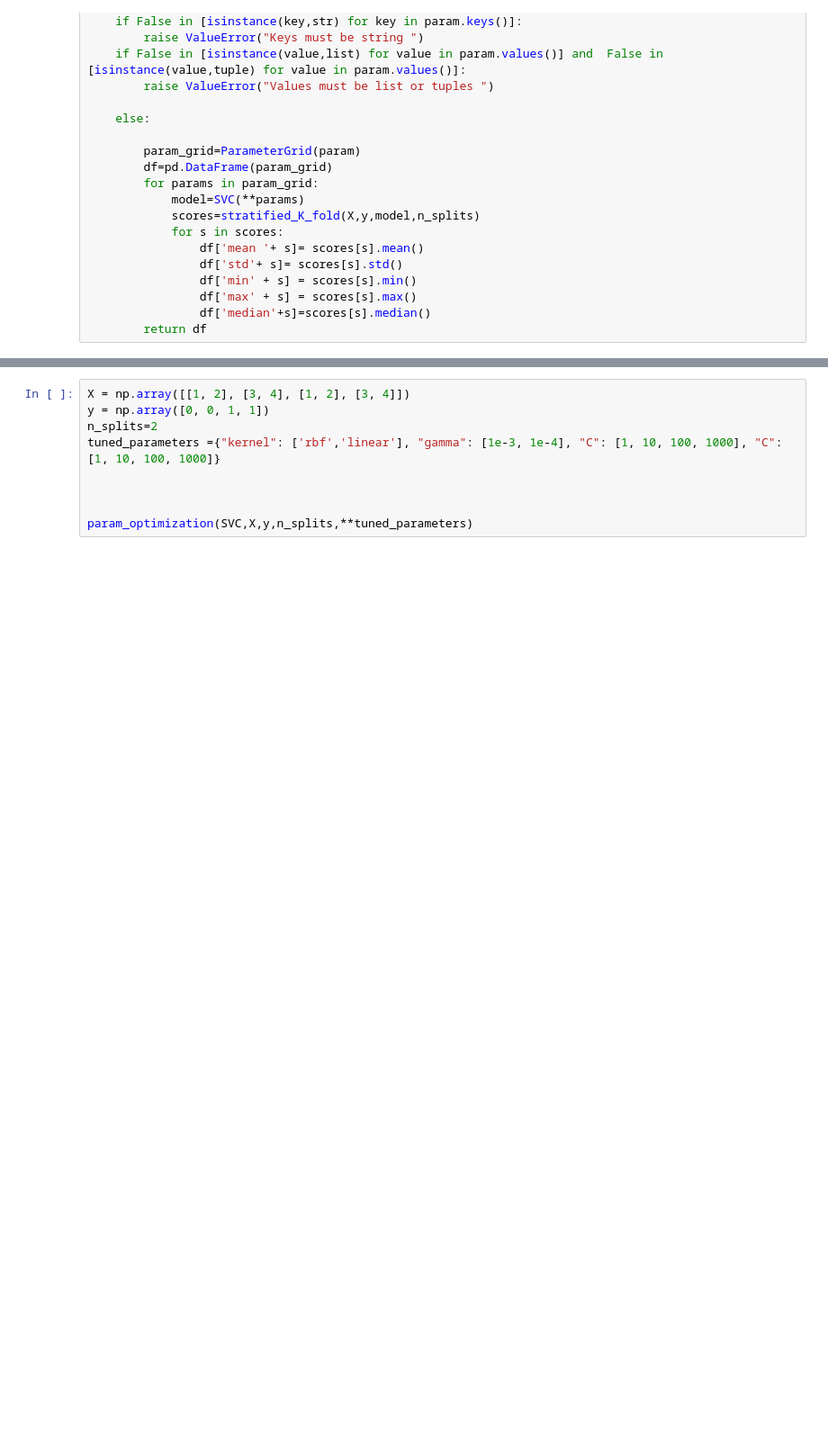
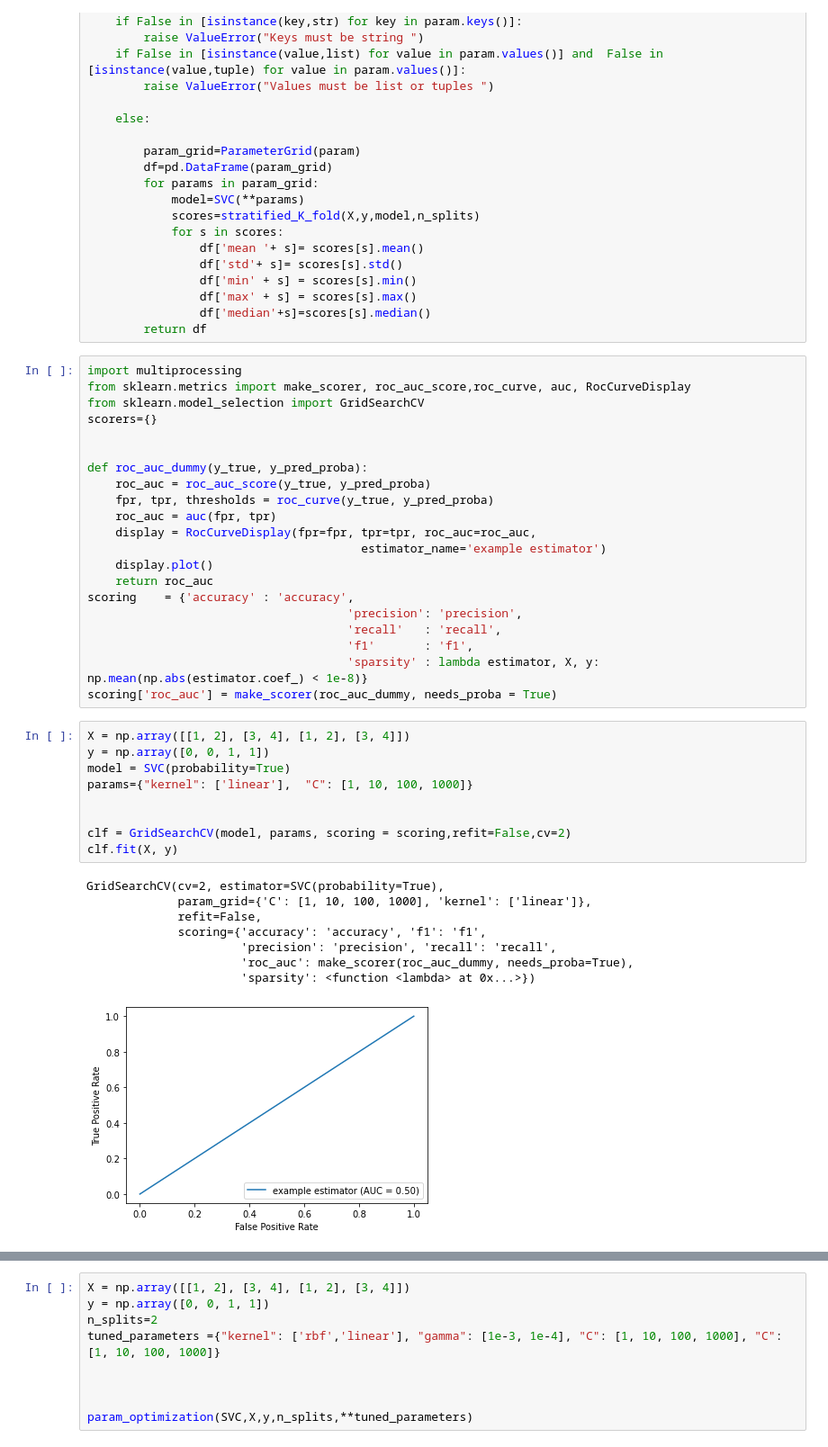
Before and after one commit to epfl-ada/ada-2021-project-cool-group-name, a Jupyter notebook: stratified_K_fold.ipynb, the cells around one changed output, grey strips where cells are left out. Shown at 90% size. Drawn from its saved outputs; the diff is of its cells as text; blank space fills up the shorter version.

Commit message:
plot roc curve

```diff
--- a/stratified_K_fold.ipynb
+++ b/stratified_K_fold.ipynb
@@ -53,3 +53,42 @@ def param_optimization(Model,X,y,n_splits,**param):
                 df['max' + s] = scores[s].max()
                 df['median'+s]=scores[s].median()
         return df
+# %%
+import multiprocessing
+from sklearn.metrics import make_scorer, roc_auc_score,roc_curve, auc, RocCurveDisplay
+from sklearn.model_selection import GridSearchCV
+scorers={}
+
+
+def roc_auc_dummy(y_true, y_pred_proba):
+    roc_auc = roc_auc_score(y_true, y_pred_proba)
+    fpr, tpr, thresholds = roc_curve(y_true, y_pred_proba)
+    roc_auc = auc(fpr, tpr)
+    display = RocCurveDisplay(fpr=fpr, tpr=tpr, roc_auc=roc_auc,
+                                       estimator_name='example estimator')
+    display.plot()
+    return roc_auc
+scoring    = {'accuracy' : 'accuracy',
+                                     'precision': 'precision',
+                                     'recall'   : 'recall',
+                                     'f1'       : 'f1',
+                                     'sparsity' : lambda estimator, X, y: np.mean(np.abs(estimator.coef_) < 1e-8)}
+scoring['roc_auc'] = make_scorer(roc_auc_dummy, needs_proba = True)
+# %%
+X = np.array([[1, 2], [3, 4], [1, 2], [3, 4]])
+y = np.array([0, 0, 1, 1])
+model = SVC(probability=True)
+params={"kernel": ['linear'],  "C": [1, 10, 100, 1000]}
+
+
+clf = GridSearchCV(model, params, scoring = scoring,refit=False,cv=2)
+clf.fit(X, y)
+# %% [output]
+GridSearchCV(cv=2, estimator=SVC(probability=True),
+             param_grid={'C': [1, 10, 100, 1000], 'kernel': ['linear']},
+             refit=False,
+             scoring={'accuracy': 'accuracy', 'f1': 'f1',
+                      'precision': 'precision', 'recall': 'recall',
+                      'roc_auc': make_scorer(roc_auc_dummy, needs_proba=True),
+                      'sparsity': <function <lambda> at 0x...>})
+[figure, added]
```
Also changed, not shown: parts of 2 cells of this notebook.
